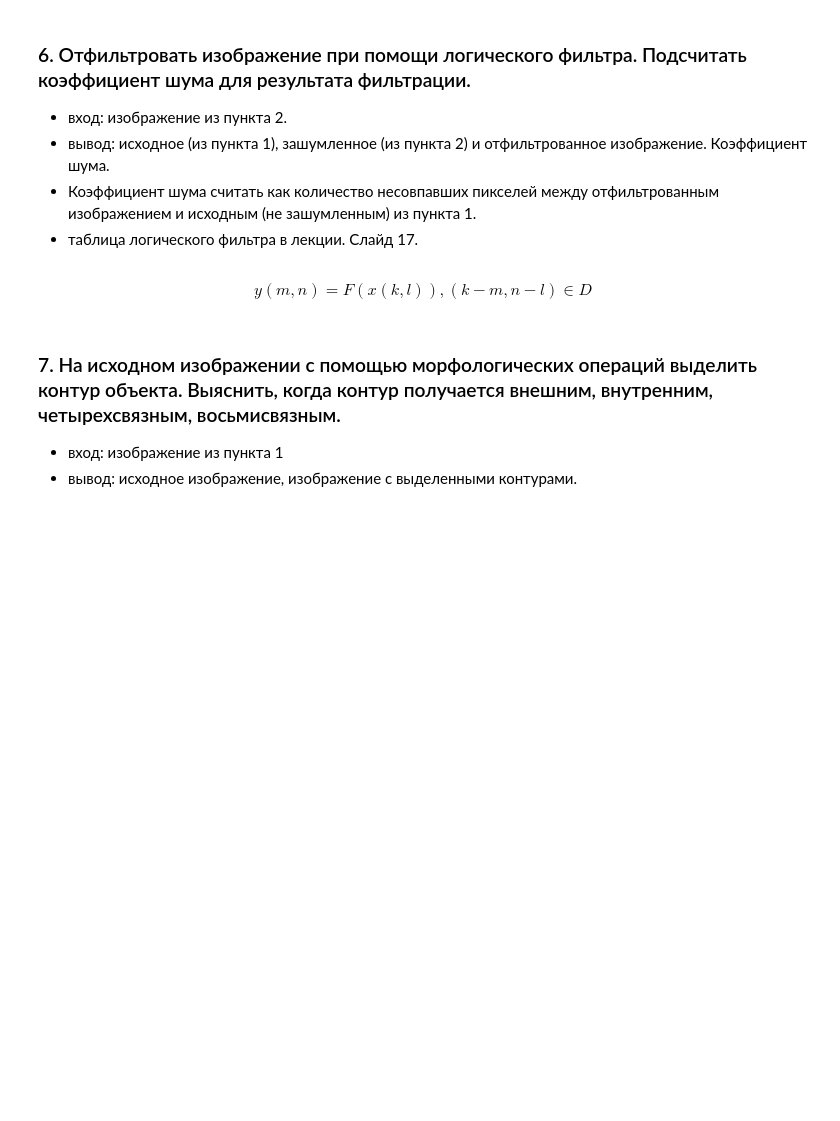
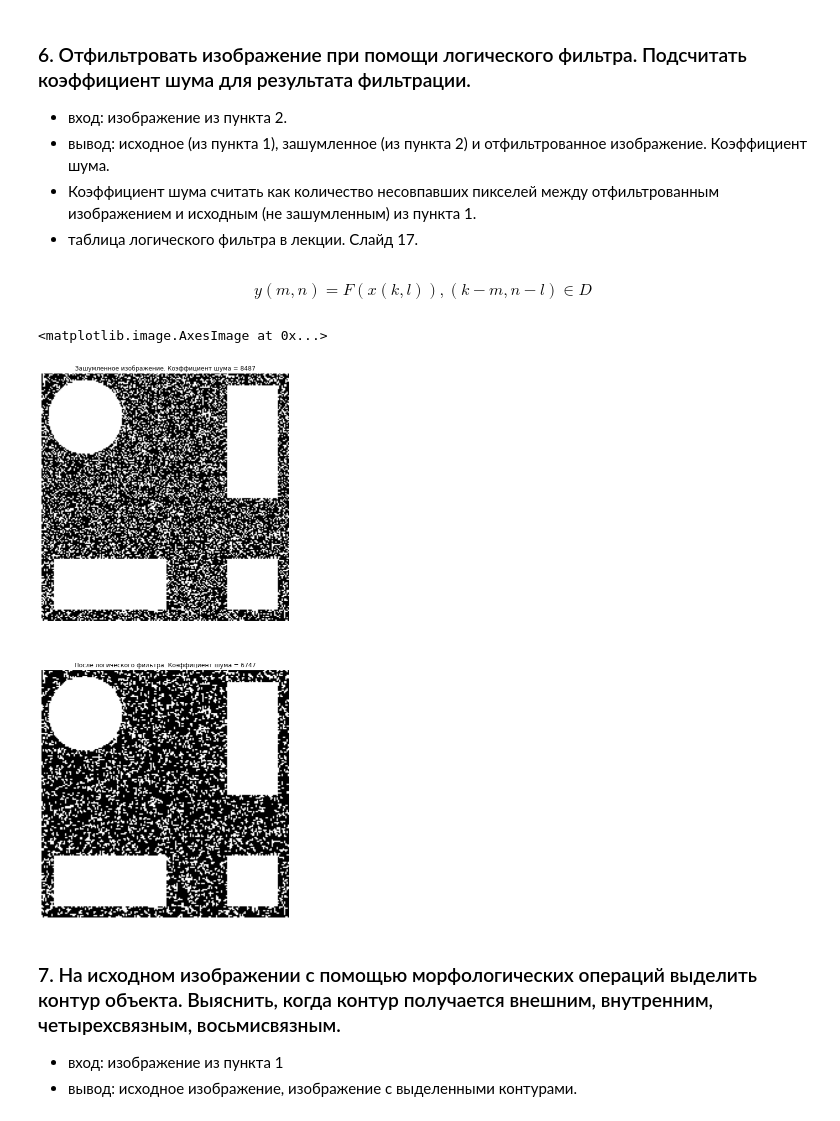
Before and after one commit to Liptee/Image-processing, a Jupyter notebook: LAB3/LAB3.ipynb, the cells around one changed output. Cells and saved outputs as stored; diff of their text form; code cells hidden in the pictures; blank space fills up the shorter version.

```diff
--- a/LAB3/LAB3.ipynb
+++ b/LAB3/LAB3.ipynb
@@ -189,6 +186,20 @@ def binary_filter(img: np.ndarray)->np.ndarray:
 # %%
 binary_img = binary_filter(noised)
 coef_binary = np.sum(binary_img != img)
+# %%
+plt.figure(figsize=(20,20))
+plt.subplot(2, 1, 1)
+plt.axis("off")
+plt.title("Зашумленное изображение. Коэффициент шума = " + str(coef_noise))
+plt.imshow(noised, cmap = 'gray')
+
+plt.subplot(2, 1, 2)
+plt.axis("off")
+plt.title("После логического фильтра. Коэффициент шума = " + str(coef_binary))
+plt.imshow(binary_img, cmap = 'gray')
+# %% [output]
+<matplotlib.image.AxesImage at 0x...>
+[figure, added]
 # %% [markdown]
 ### 7. На исходном изображении с помощью морфологических операций выделить контур объекта. Выяснить, когда контур получается внешним, внутренним, четырехсвязным, восьмисвязным.
 - вход: изображение из пункта 1
```
Also changed, not shown: parts of 7 cells of this notebook, 1 other file.
